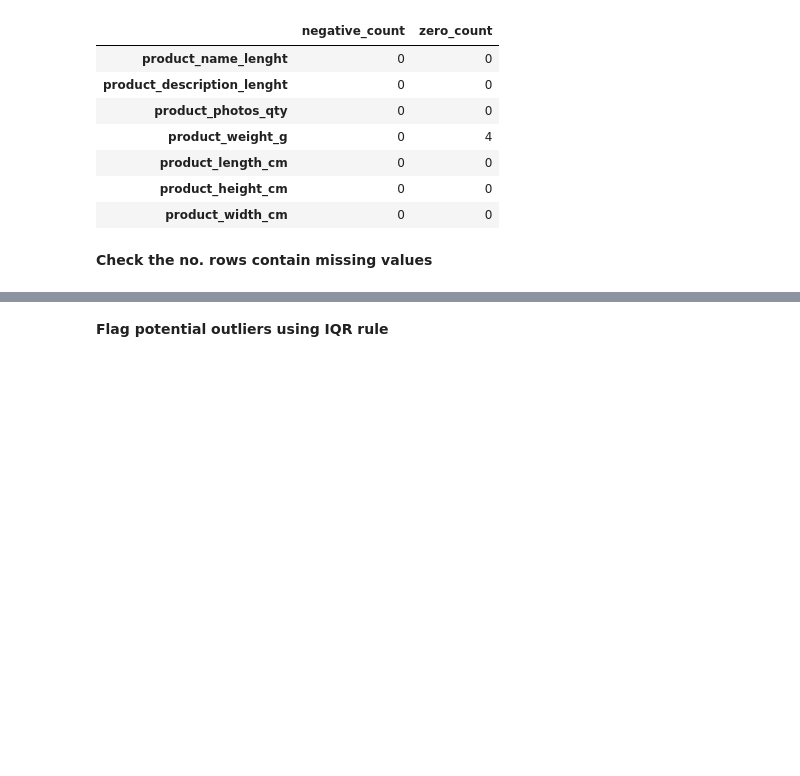
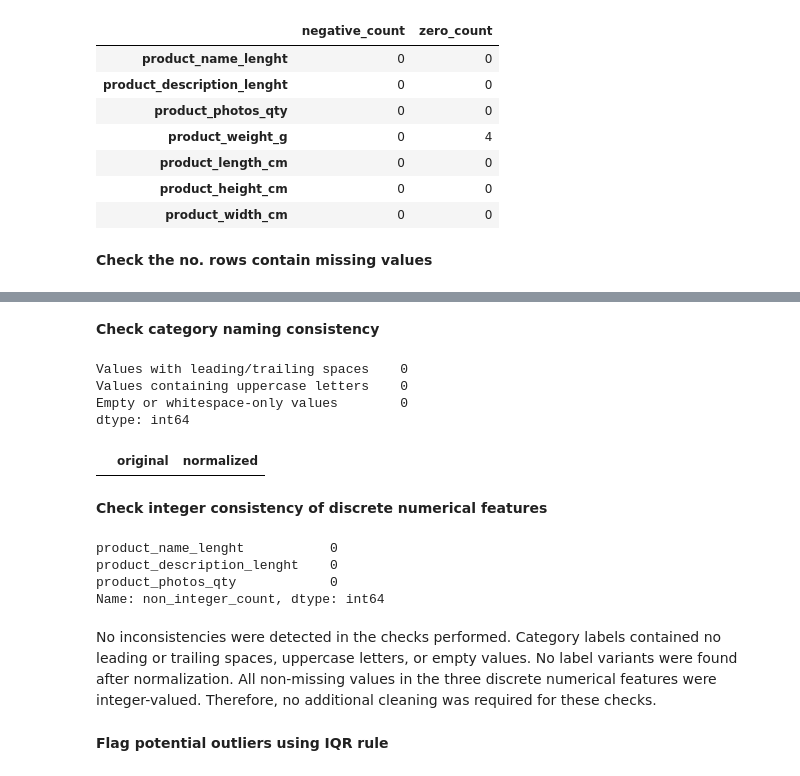
Before and after one commit to tranmaianh-mchn/Machine-Learning-and-Data-Mining-2, a Jupyter notebook: Labwork 1/olist_pca.ipynb, the cells around one changed output, grey strips where cells are left out. Drawn from its saved outputs; the diff is of its cells as text; code cells hidden in the pictures; blank space fills up the shorter version.

Commit message:
Adding consistency checking in part 3

```diff
--- a/Labwork 1/olist_pca.ipynb
+++ b/Labwork 1/olist_pca.ipynb
@@ -255,6 +256,70 @@ display(
 | 13683 | 8038040ee2a71048d4bdbbdc985b69ab | cama_mesa_banho | 48.0 | 528.0 | 1.0 | ... |
 | 14997 | 36ba42dd187055e1fbe943b2d11430ca | cama_mesa_banho | 53.0 | 528.0 | 1.0 | ... |
 | 32079 | e673e90efa65a5409ff4196c038bb5af | cama_mesa_banho | 53.0 | 528.0 | 1.0 | ... |
+# %% [markdown]
+**Check category naming consistency**
+# %%
+categories = products["product_category_name"].dropna()
+
+category_checks = pd.Series({
+    "Values with leading/trailing spaces":
+        (categories != categories.str.strip()).sum(),
+
+    "Values containing uppercase letters":
+        (categories != categories.str.lower()).sum(),
+
+    "Empty or whitespace-only values":
+        (categories.str.strip() == "").sum()
+})
+
+display(category_checks)
+
+# Check whether different original labels become identical
+# after removing surrounding spaces and converting to lowercase
+category_variants = pd.DataFrame({
+    "original": categories,
+    "normalized": categories.str.strip().str.lower()
+}).drop_duplicates()
+
+inconsistent_labels = category_variants[
+    category_variants.duplicated("normalized", keep=False)
+].sort_values(["normalized", "original"])
+
+display(inconsistent_labels)
+# %% [output]
+Values with leading/trailing spaces    0
+Values containing uppercase letters    0
+Empty or whitespace-only values        0
+dtype: int64
+|  | original | normalized |
+# %% [markdown]
+**Check integer consistency of discrete numerical features**
+# %%
+discrete_features = [
+    "product_name_lenght",
+    "product_description_lenght",
+    "product_photos_qty"
+]
+
+non_integer_counts = pd.Series({
+    feature: (
+        products[feature].dropna() % 1 != 0
+    ).sum()
+    for feature in discrete_features
+}, name="non_integer_count")
+
+display(non_integer_counts)
+# %% [output]
+product_name_lenght           0
+product_description_lenght    0
+product_photos_qty            0
+Name: non_integer_count, dtype: int64
+# %% [markdown]
+No inconsistencies were detected in the checks performed. Category labels
+contained no leading or trailing spaces, uppercase letters, or empty values.
+No label variants were found after normalization. All non-missing values
+in the three discrete numerical features were integer-valued.
+Therefore, no additional cleaning was required for these checks.
 # %% [markdown]
 **Flag potential outliers using IQR rule**
 # %%
```
Also changed, not shown: parts of 4 cells of this notebook.
